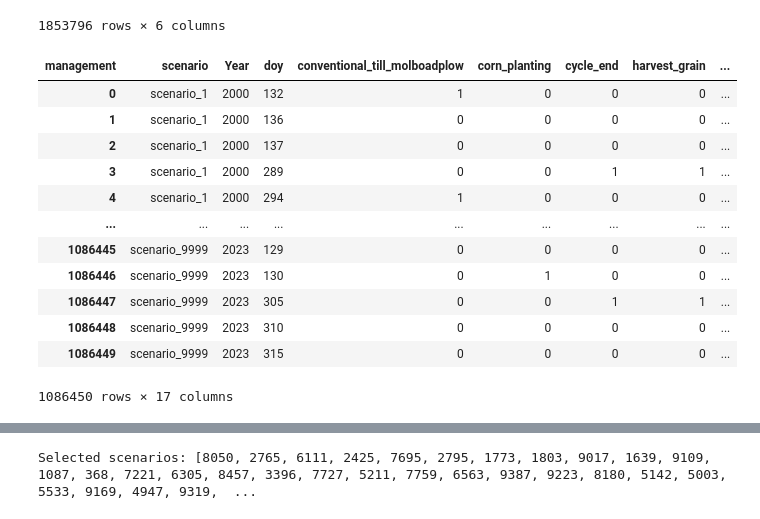
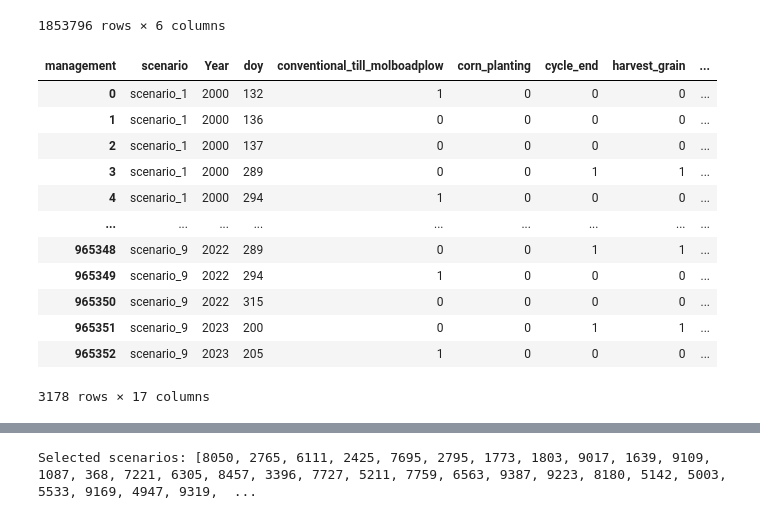
Before and after one commit to dwij2212/kgml-daycent, a Jupyter notebook: lib/data_prep.ipynb, the cells around one changed output, grey strips where cells are left out. Drawn from its saved outputs; the diff is of its cells as text; code cells hidden in the pictures.

```diff
--- a/lib/data_prep.ipynb
+++ b/lib/data_prep.ipynb
@@ -136,37 +136,37 @@ weather_df
 # %%
 # vocabulary of management events
 MANAGEMENT_CLASSES = [
  'conventional_till_molboadplow','herbicide','soybean_planting',
  'nitrogen_fertilization_1.5gNm2','harvest_grain','cycle_end',
  'ryegrass_planting','nitrogen_fertilization_0gNm2',
  'reduced_till_tandemdisk','notill_rodweederrow','corn_planting',
  'nitrogen_fertilization_17.74gNm2','winterwheat_planting',
  'nitrogen_fertilization_10.312gNm2'
 ]
 
 scenarios_df = pd.read_csv(SCENARIOS_FN)
 scenarios_df = scenarios_df.rename({'simyear': 'Year'},  axis=1)
 
 scenarios_df = scenarios_df.pivot_table(
     index=['scenario', 'Year', 'doy'], # Use all identifying columns for the index
     columns='management',
     aggfunc='size',
     fill_value=0
 ).reset_index()
 
-# scenarios_df = scenarios_df[scenarios_df['scenario'] == 'scenario_1']
+scenarios_df = scenarios_df[scenarios_df['scenario'].astype(str).isin([f'scenario_{i}' for i in range(1, 31)])]
 scenarios_df
 # %% [output]
 | management | scenario | Year | doy | conventional_till_molboadplow | corn_planting | cycle_end | harvest_grain | ... |
 | 0 | scenario_1 | 2000 | 132 | 1 | 0 | 0 | 0 | ... |
 | 1 | scenario_1 | 2000 | 136 | 0 | 0 | 0 | 0 | ... |
 | 2 | scenario_1 | 2000 | 137 | 0 | 0 | 0 | 0 | ... |
 | 3 | scenario_1 | 2000 | 289 | 0 | 0 | 1 | 1 | ... |
 | 4 | scenario_1 | 2000 | 294 | 1 | 0 | 0 | 0 | ... |
 | ... | ... | ... | ... | ... | ... | ... | ... | ... |
-| 1086445 | scenario_9999 | 2023 | 129 | 0 | 0 | 0 | 0 | ... |
-| 1086446 | scenario_9999 | 2023 | 130 | 0 | 1 | 0 | 0 | ... |
-| 1086447 | scenario_9999 | 2023 | 305 | 0 | 0 | 1 | 1 | ... |
-| 1086448 | scenario_9999 | 2023 | 310 | 0 | 0 | 0 | 0 | ... |
-| 1086449 | scenario_9999 | 2023 | 315 | 0 | 0 | 0 | 0 | ... |
+| 965348 | scenario_9 | 2022 | 289 | 0 | 0 | 1 | 1 | ... |
+| 965349 | scenario_9 | 2022 | 294 | 1 | 0 | 0 | 0 | ... |
+| 965350 | scenario_9 | 2022 | 315 | 0 | 0 | 0 | 0 | ... |
+| 965351 | scenario_9 | 2023 | 200 | 0 | 0 | 1 | 1 | ... |
+| 965352 | scenario_9 | 2023 | 205 | 1 | 0 | 0 | 0 | ... |
-1086450 rows × 17 columns
+3178 rows × 17 columns
```
Also changed, not shown: parts of 1 cell of this notebook, 6 other files.
